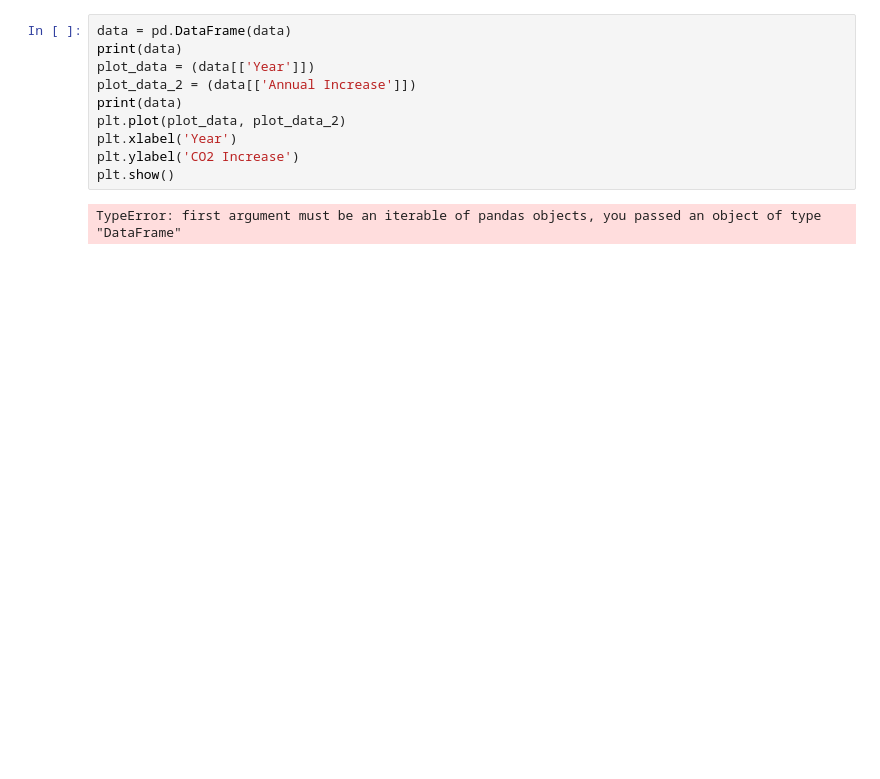
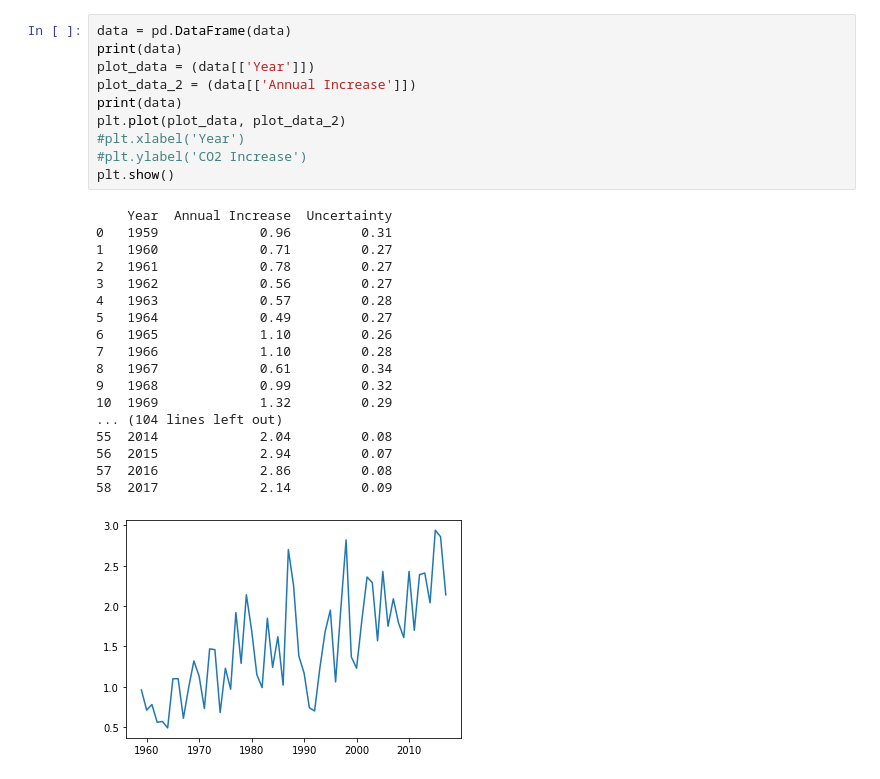
Before and after one commit to tdrgchess/WICBDC, a Jupyter notebook: Python/Playground+Learning/test.ipynb, the cells around one changed output. Drawn from its saved outputs; the diff is of its cells as text; blank space fills up the shorter version.

Commit message:
I FIXED THE CO2 GRAPH! IT IS NOW A NEW FILE

```diff
--- a/Python/Playground+Learning/test.ipynb
+++ b/Python/Playground+Learning/test.ipynb
@@ -35,12 +35,29 @@ for resource in resources:
 # %%
 data = pd.DataFrame(data)
 print(data)
 plot_data = (data[['Year']])
 plot_data_2 = (data[['Annual Increase']])
 print(data)
 plt.plot(plot_data, plot_data_2)
-plt.xlabel('Year')
-plt.ylabel('CO2 Increase')
+#plt.xlabel('Year')
+#plt.ylabel('CO2 Increase')
 plt.show()
 # %% [output]
-TypeError: first argument must be an iterable of pandas objects, you passed an object of type "DataFrame"
+    Year  Annual Increase  Uncertainty
+0   1959             0.96         0.31
+1   1960             0.71         0.27
+2   1961             0.78         0.27
+3   1962             0.56         0.27
+4   1963             0.57         0.28
+5   1964             0.49         0.27
+6   1965             1.10         0.26
+7   1966             1.10         0.28
+8   1967             0.61         0.34
+9   1968             0.99         0.32
+10  1969             1.32         0.29
+... (104 lines left out)
+55  2014             2.04         0.08
+56  2015             2.94         0.07
+57  2016             2.86         0.08
+58  2017             2.14         0.09
+[figure, added]
```
Also changed, not shown: parts of 1 cell of this notebook, 1 other file.
